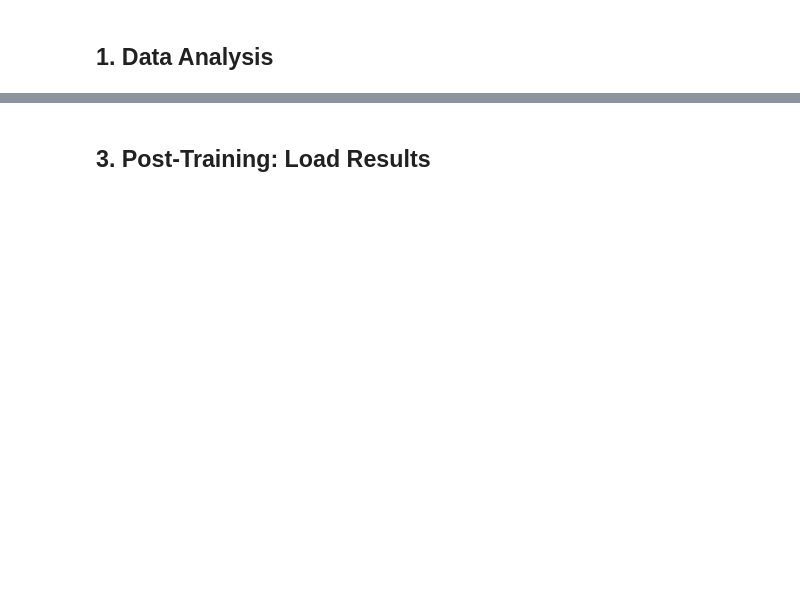
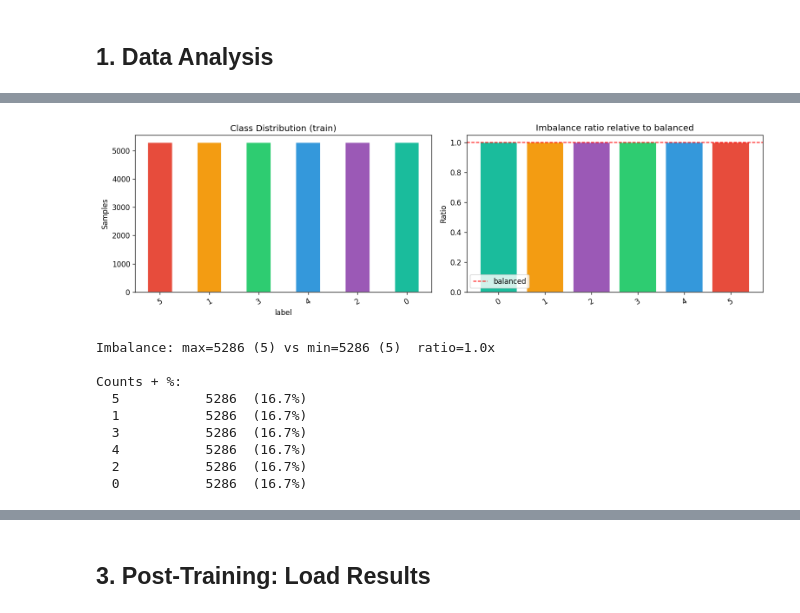
Before and after one commit to 3omdawy11/mental_health_chatbot, a Jupyter notebook: notebooks/2_emotion_classifier.ipynb, the cells around one changed output, grey strips where cells are left out. Cells and saved outputs as stored; diff of their text form; code cells hidden in the pictures; blank space fills up the shorter version.

```diff
--- a/notebooks/2_emotion_classifier.ipynb
+++ b/notebooks/2_emotion_classifier.ipynb
@@ -21,9 +23,11 @@ print('Ready')
 # %% [markdown]
 ## 1. Data Analysis
 # %%
-train = pd.read_csv(SPLITS / 'emotion_train.csv')
-val   = pd.read_csv(SPLITS / 'emotion_val.csv')
-test  = pd.read_csv(SPLITS / 'emotion_test.csv')
+from config import EMOTION_SPLIT_PATH
+
+train = pd.read_csv('../data/processed/emotion_train.csv')
+val   = pd.read_csv('../data/processed/emotion_val.csv')
+test  = pd.read_csv('../data/processed/emotion_test.csv')
 
 print(f'Splits:  train={len(train):,}  val={len(val):,}  test={len(test):,}')
 train.head(4)
@@ -30,30 +41,41 @@ train.head(4)
 # %%
 # Class distribution with imbalance indicator
-counts = train['emotion'].value_counts()
+counts = train['label'].value_counts()
 colors = ['#e74c3c','#f39c12','#2ecc71','#3498db','#9b59b6','#1abc9c']
 
 fig, axes = plt.subplots(1, 2, figsize=(13, 4))
 counts.plot(kind='bar', ax=axes[0], color=colors[:len(counts)], edgecolor='white')
 axes[0].set_title('Class Distribution (train)', fontsize=12)
 axes[0].tick_params(axis='x', rotation=30)
 axes[0].set_ylabel('Samples')
 
 # Imbalance — show ratio vs balanced baseline
 balanced = len(train) / len(counts)
 axes[1].bar(counts.index, counts.values / balanced, color=colors[:len(counts)], edgecolor='white')
 axes[1].axhline(1, color='red', linestyle='--', linewidth=1.2, label='balanced')
 axes[1].set_title('Imbalance ratio relative to balanced', fontsize=12)
 axes[1].tick_params(axis='x', rotation=30)
 axes[1].set_ylabel('Ratio')
 axes[1].legend()
 
 plt.tight_layout(); plt.show()
 
 vc = counts
 print(f'Imbalance: max={vc.max()} ({vc.idxmax()}) vs min={vc.min()} ({vc.idxmin()})  ratio={vc.max()/vc.min():.1f}x')
 print('\nCounts + %:')
 for emo, cnt in counts.items():
     print(f'  {emo:<10} {cnt:>5}  ({cnt/len(train)*100:.1f}%)')
+# %% [output]
+[figure, added]
+Imbalance: max=5286 (5) vs min=5286 (5)  ratio=1.0x
+
+Counts + %:
+  5           5286  (16.7%)
+  1           5286  (16.7%)
+  3           5286  (16.7%)
+  4           5286  (16.7%)
+  2           5286  (16.7%)
+  0           5286  (16.7%)
 # %%
 # Text length distribution per emotion
 train['wc'] = train['text'].str.split().apply(len)
```
Also changed, not shown: parts of 10 cells of this notebook, 14 other files.
